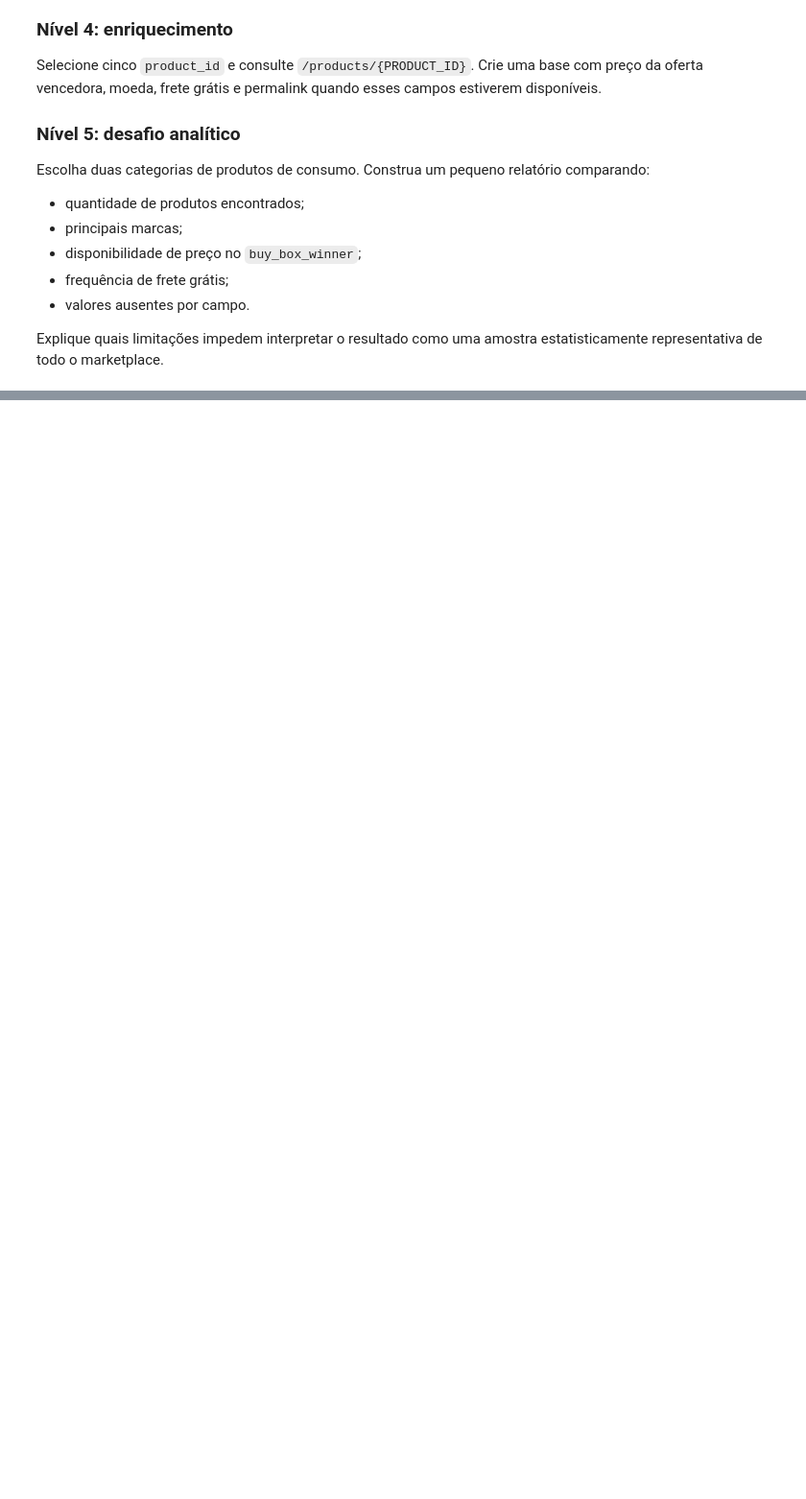
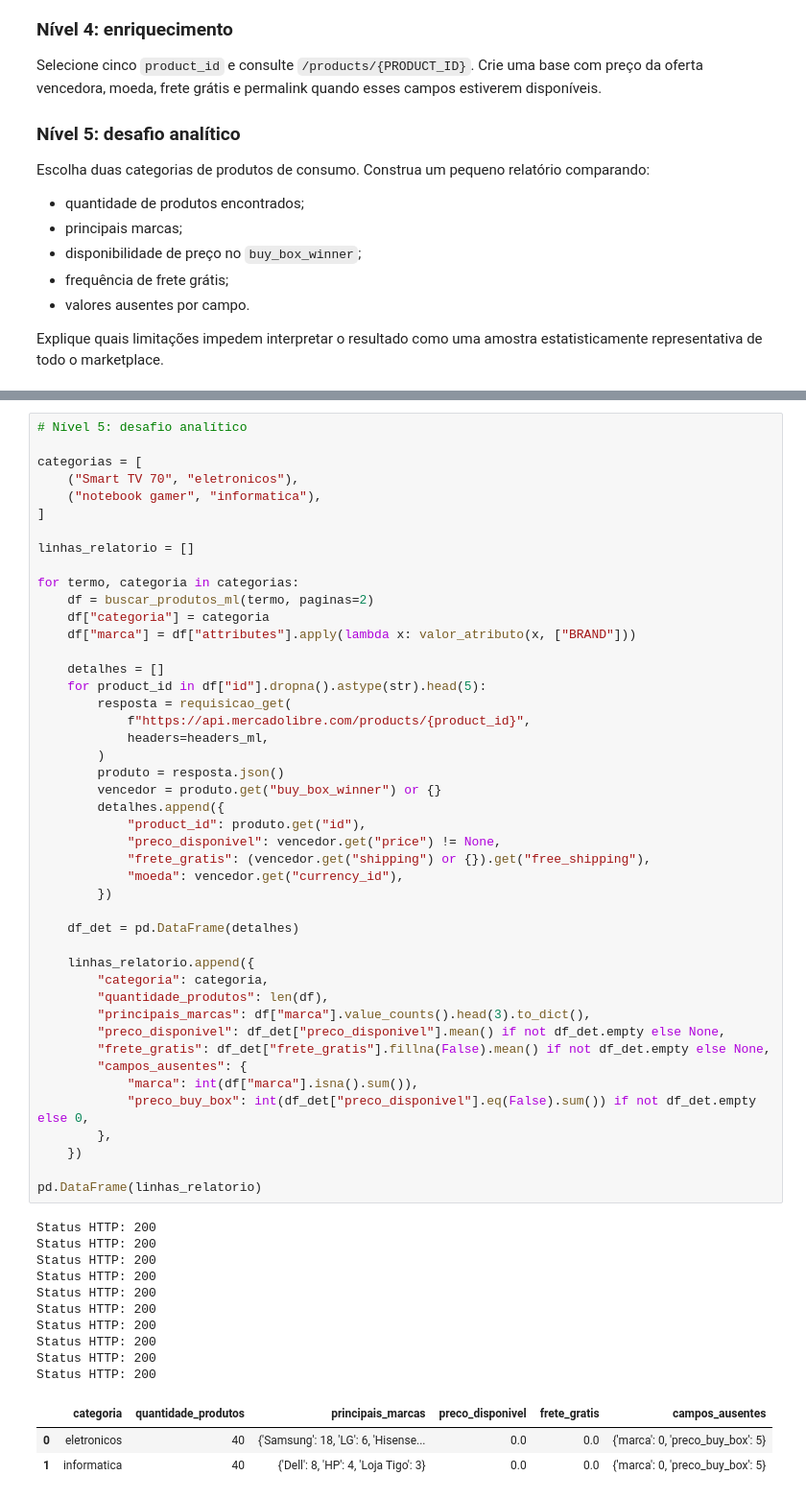
Before and after one commit to moh4b-z/uniSENAI, a Jupyter notebook: Semestre_2/LABDA/Aula 5/5_Consumo_de_API_parte2.ipynb, the cells around one changed output, grey strips where cells are left out. Shown at 96% size. Saved outputs shown, nothing was run; the diff lists cells and outputs as text; blank space fills up the shorter version.

```diff
--- a/Semestre_2/LABDA/Aula 5/5_Consumo_de_API_parte2.ipynb
+++ b/Semestre_2/LABDA/Aula 5/5_Consumo_de_API_parte2.ipynb
@@ -563,0 +800,59 @@ Explique quais limitações impedem interpretar o resultado como uma amostra est
+# %%
+# Nível 5: desafio analítico
+
+categorias = [
+    ("Smart TV 70", "eletronicos"),
+    ("notebook gamer", "informatica"),
+]
+
+linhas_relatorio = []
+
+for termo, categoria in categorias:
+    df = buscar_produtos_ml(termo, paginas=2)
+    df["categoria"] = categoria
+    df["marca"] = df["attributes"].apply(lambda x: valor_atributo(x, ["BRAND"]))
+
+    detalhes = []
+    for product_id in df["id"].dropna().astype(str).head(5):
+        resposta = requisicao_get(
+            f"https://api.mercadolibre.com/products/{product_id}",
+            headers=headers_ml,
+        )
+        produto = resposta.json()
+        vencedor = produto.get("buy_box_winner") or {}
+        detalhes.append({
+            "product_id": produto.get("id"),
+            "preco_disponivel": vencedor.get("price") != None,
+            "frete_gratis": (vencedor.get("shipping") or {}).get("free_shipping"),
+            "moeda": vencedor.get("currency_id"),
+        })
+
+    df_det = pd.DataFrame(detalhes)
+
+    linhas_relatorio.append({
+        "categoria": categoria,
+        "quantidade_produtos": len(df),
+        "principais_marcas": df["marca"].value_counts().head(3).to_dict(),
+        "preco_disponivel": df_det["preco_disponivel"].mean() if not df_det.empty else None,
+        "frete_gratis": df_det["frete_gratis"].fillna(False).mean() if not df_det.empty else None,
+        "campos_ausentes": {
+            "marca": int(df["marca"].isna().sum()),
+            "preco_buy_box": int(df_det["preco_disponivel"].eq(False).sum()) if not df_det.empty else 0,
+        },
+    })
+
+pd.DataFrame(linhas_relatorio)
+# %% [output]
+Status HTTP: 200
+Status HTTP: 200
+Status HTTP: 200
+Status HTTP: 200
+Status HTTP: 200
+Status HTTP: 200
+Status HTTP: 200
+Status HTTP: 200
+Status HTTP: 200
+Status HTTP: 200
+|  | categoria | quantidade_produtos | principais_marcas | preco_disponivel | frete_gratis | campos_ausentes |
+| 0 | eletronicos | 40 | {'Samsung': 18, 'LG': 6, 'Hisense... | 0.0 | 0.0 | {'marca': 0, 'preco_buy_box': 5} |
+| 1 | informatica | 40 | {'Dell': 8, 'HP': 4, 'Loja Tigo': 3} | 0.0 | 0.0 | {'marca': 0, 'preco_buy_box': 5} |
```
Also changed, not shown: parts of 16 cells of this notebook, 1 other file.
